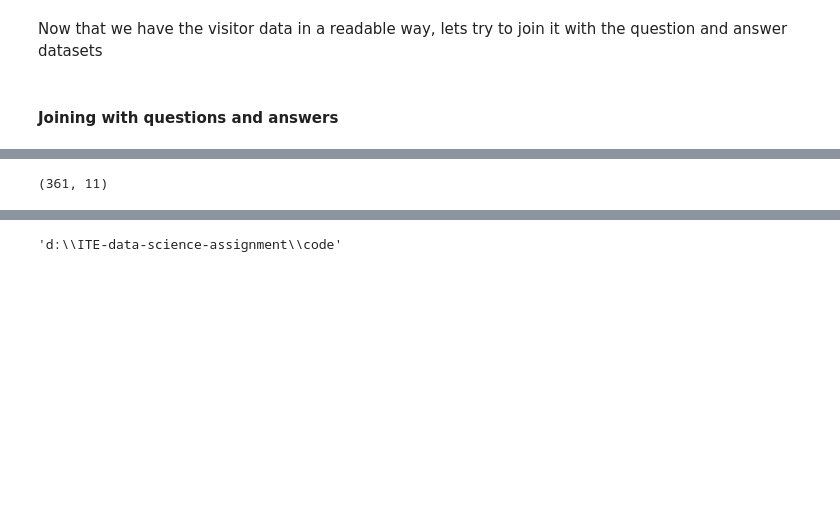
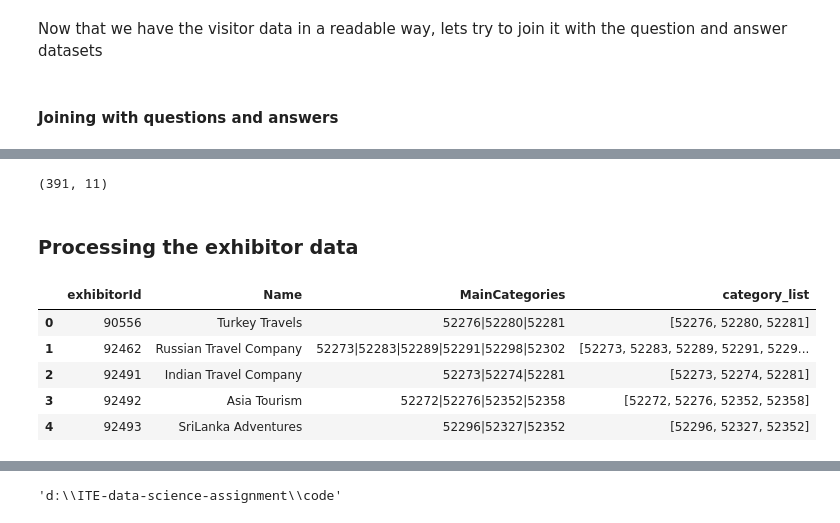
Before and after one commit to CyanideAngel/ITE-data-science-assignment, a Jupyter notebook: code/eda.ipynb, the cells around one changed output, grey strips where cells are left out. Drawn from its saved outputs; the diff is of its cells as text; code cells hidden in the pictures; blank space fills up the shorter version.

Commit message:
exhibitor profile analysis + code cleanup

```diff
--- a/code/eda.ipynb
+++ b/code/eda.ipynb
@@ -311,6 +311,19 @@ final_df.head()
 | 31 | emilija+100_L8gA@bss.mk | F | 67b70a9f2d21f543a1096602 | 5c8a78336d41a10da4f7336c | 5c8a78336d41a10da4f7336d |  | 5c8a78336d41a10da4f73371 | Answer | No influence | ... |
 | 47 | aleksandar.dimkov+mitt1_n5eA@bss.... | M | 67ada1ee197e604dd2722d1b | 5c8a78336d41a10da4f730fd | 5c8a78336d41a10da4f730fe |  | 5c8a78336d41a10da4f730ff | Answer | To source products and services | ... |
 # %%
-final_df.shape
+visitor_data.shape
 # %% [output]
-(361, 11)
+(391, 11)
+# %% [markdown]
+### Processing the exhibitor data
+# %%
+# split pipe-separated string into list
+exhibitors['category_list'] = exhibitors['MainCategories'].apply(lambda x: x.split('|'))
+exhibitors.head()
+# %% [output]
+|  | exhibitorId | Name | MainCategories | category_list |
+| 0 | 90556 | Turkey Travels | 52276|52280|52281 | [52276, 52280, 52281] |
+| 1 | 92462 | Russian Travel Company | 52273|52283|52289|52291|52298|52302 | [52273, 52283, 52289, 52291, 5229... |
+| 2 | 92491 | Indian Travel Company | 52273|52274|52281 | [52273, 52274, 52281] |
+| 3 | 92492 | Asia Tourism | 52272|52276|52352|52358 | [52272, 52276, 52352, 52358] |
+| 4 | 92493 | SriLanka Adventures | 52296|52327|52352 | [52296, 52327, 52352] |
```
Also changed, not shown: parts of 14 cells of this notebook, 4 other files.
